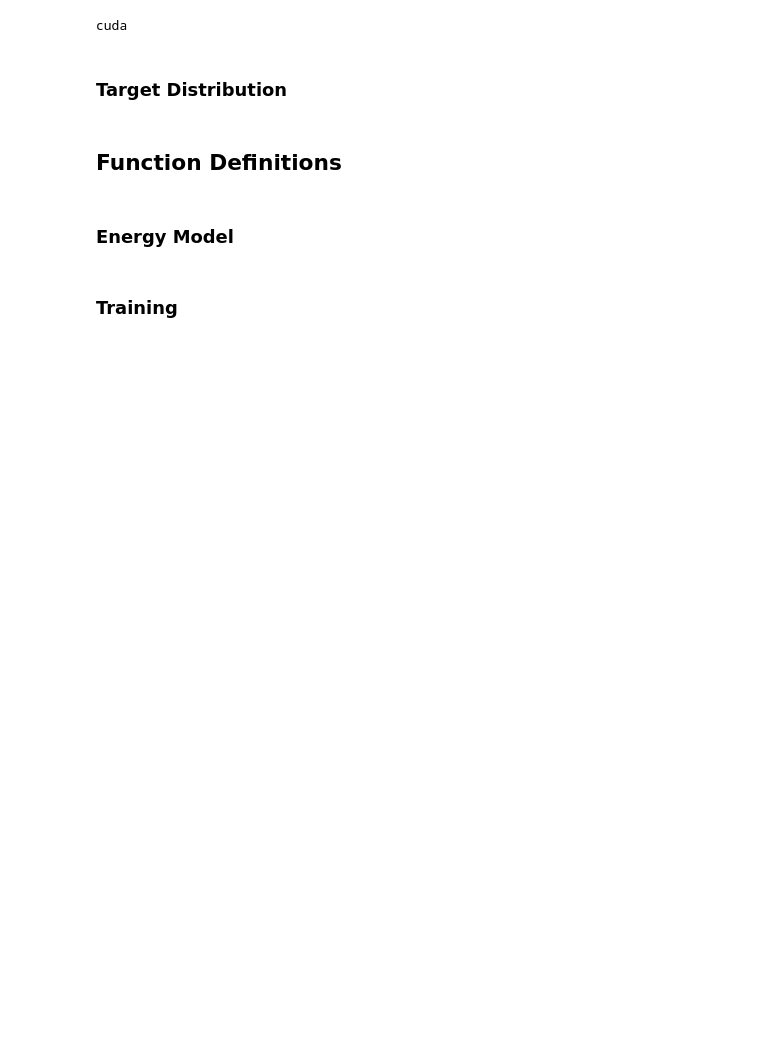
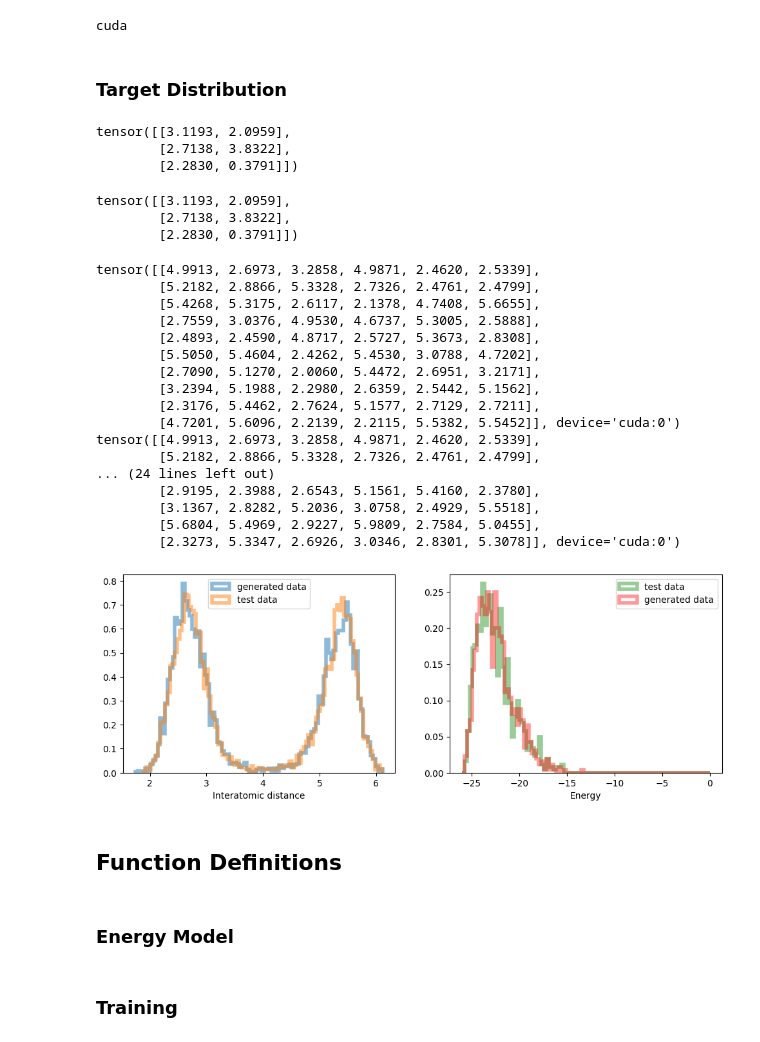
Before and after one commit to taraak/pita, a Jupyter notebook: runner/notebooks/dw4_energy_based.ipynb, the cells around one changed output. Saved outputs shown, nothing was run; the diff lists cells and outputs as text; code cells hidden in the pictures; blank space fills up the shorter version.

```diff
--- a/runner/notebooks/dw4_energy_based.ipynb
+++ b/runner/notebooks/dw4_energy_based.ipynb
@@ -42,6 +45,43 @@ target = MultiDoubleWellEnergy(dimensionality,
                                 data_path_train="../../data/train_split_DW4.npy",
                                 data_path_val="../../data/val_split_DW4.npy",
                                 device=device)
+# %%
+a = torch.tensor([[0.9041, 0.0196], [-0.3108, -2.4423], [-0.4821, 1.059]])
+b = torch.tensor([[-2.1763, -0.4713], [-0.6986, 1.3702]])
+torch.cdist(a, b, p=2)
+# %% [output]
+tensor([[3.1193, 2.0959],
+        [2.7138, 3.8322],
+        [2.2830, 0.3791]])
+# %%
+diff = a[:, None, :] - b[None, :, :]
+torch.norm(diff, dim=-1)
+# %% [output]
+tensor([[3.1193, 2.0959],
+        [2.7138, 3.8322],
+        [2.2830, 0.3791]])
+# %%
+a = target.sample_test_set(1000)
+target.get_dataset_fig(a);
+# %% [output]
+tensor([[4.9913, 2.6973, 3.2858, 4.9871, 2.4620, 2.5339],
+        [5.2182, 2.8866, 5.3328, 2.7326, 2.4761, 2.4799],
+        [5.4268, 5.3175, 2.6117, 2.1378, 4.7408, 5.6655],
+        [2.7559, 3.0376, 4.9530, 4.6737, 5.3005, 2.5888],
+        [2.4893, 2.4590, 4.8717, 2.5727, 5.3673, 2.8308],
+        [5.5050, 5.4604, 2.4262, 5.4530, 3.0788, 4.7202],
+        [2.7090, 5.1270, 2.0060, 5.4472, 2.6951, 3.2171],
+        [3.2394, 5.1988, 2.2980, 2.6359, 2.5442, 5.1562],
+        [2.3176, 5.4462, 2.7624, 5.1577, 2.7129, 2.7211],
+        [4.7201, 5.6096, 2.2139, 2.2115, 5.5382, 5.5452]], device='cuda:0')
+tensor([[4.9913, 2.6973, 3.2858, 4.9871, 2.4620, 2.5339],
+        [5.2182, 2.8866, 5.3328, 2.7326, 2.4761, 2.4799],
+... (24 lines left out)
+        [2.9195, 2.3988, 2.6543, 5.1561, 5.4160, 2.3780],
+        [3.1367, 2.8282, 5.2036, 3.0758, 2.4929, 5.5518],
+        [5.6804, 5.4969, 2.9227, 5.9809, 2.7584, 5.0455],
+        [2.3273, 5.3347, 2.6926, 3.0346, 2.8301, 5.3078]], device='cuda:0')
+[figure, added]
 # %% [markdown]
 ## Function Definitions
 # %%
```
Also changed, not shown: parts of 8 cells of this notebook, 6 other files.
